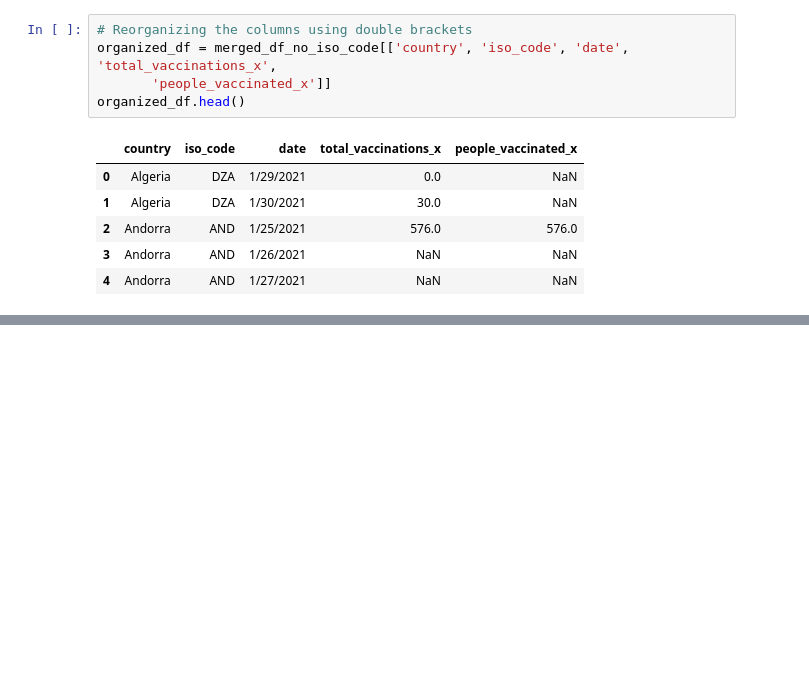
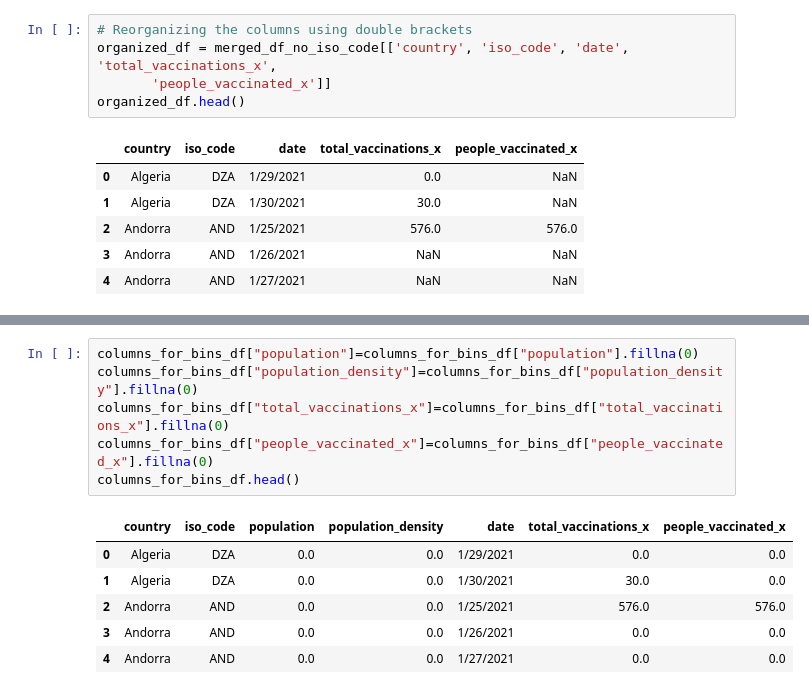
Before and after one commit to vrachupally/Corona-Vaccines, a Jupyter notebook: Tara_starter_merge_csv_v2.ipynb, the cells around one changed output, grey strips where cells are left out. Cells and saved outputs as stored; diff of their text form; blank space fills up the shorter version.

```diff
--- a/Tara_starter_merge_csv.ipynb
+++ b/Tara_starter_merge_csv_v2.ipynb
@@ -113,0 +146,13 @@ organized_df.head()
+# %%
+columns_for_bins_df["population"]=columns_for_bins_df["population"].fillna(0)
+columns_for_bins_df["population_density"]=columns_for_bins_df["population_density"].fillna(0)
+columns_for_bins_df["total_vaccinations_x"]=columns_for_bins_df["total_vaccinations_x"].fillna(0)
+columns_for_bins_df["people_vaccinated_x"]=columns_for_bins_df["people_vaccinated_x"].fillna(0)
+columns_for_bins_df.head()
+# %% [output]
+|  | country | iso_code | population | population_density | date | total_vaccinations_x | people_vaccinated_x |
+| 0 | Algeria | DZA | 0.0 | 0.0 | 1/29/2021 | 0.0 | 0.0 |
+| 1 | Algeria | DZA | 0.0 | 0.0 | 1/30/2021 | 30.0 | 0.0 |
+| 2 | Andorra | AND | 0.0 | 0.0 | 1/25/2021 | 576.0 | 576.0 |
+| 3 | Andorra | AND | 0.0 | 0.0 | 1/26/2021 | 0.0 | 0.0 |
+| 4 | Andorra | AND | 0.0 | 0.0 | 1/27/2021 | 0.0 | 0.0 |
```
Also changed, not shown: parts of 5 cells of this notebook, 1 other file.
